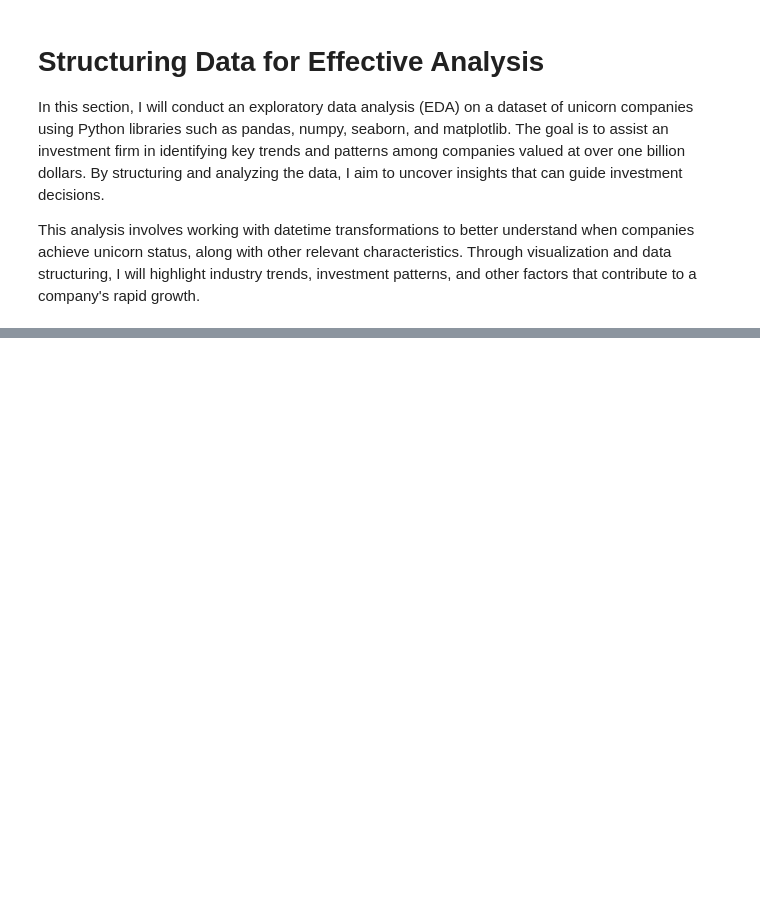
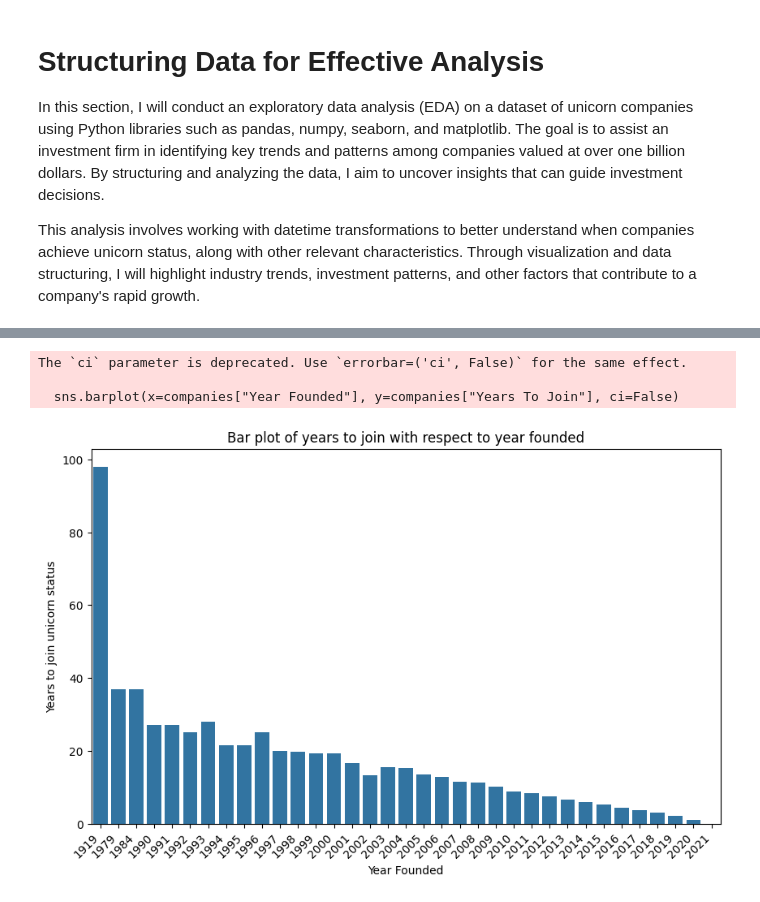
Before and after one commit to Cyberoctane29/Unicorn-Companies-Analysis, a Jupyter notebook: Unicorn_Companies_Analysis.ipynb, the cells around one changed output, grey strips where cells are left out. Cells and saved outputs as stored; diff of their text form; code cells hidden in the pictures; blank space fills up the shorter version.

```diff
--- a/Unicorn_Companies_Analysis.ipynb
+++ b/Unicorn_Companies_Analysis.ipynb
@@ -310,0 +557,12 @@ This analysis involves working with datetime transformations to better understan
+# %%
+plt.figure(figsize=(10,6))
+sns.barplot(x=companies["Year Founded"], y=companies["Years To Join"], ci=False)
+plt.title("Bar plot of years to join with respect to year founded")
+plt.ylabel("Years to join unicorn status")
+plt.xticks(rotation=45, horizontalalignment='right')
+plt.show()
+# %% [output]
+The `ci` parameter is deprecated. Use `errorbar=('ci', False)` for the same effect.
+
+  sns.barplot(x=companies["Year Founded"], y=companies["Years To Join"], ci=False)
+[figure, added]
```
Also changed, not shown: parts of 58 cells of this notebook.
